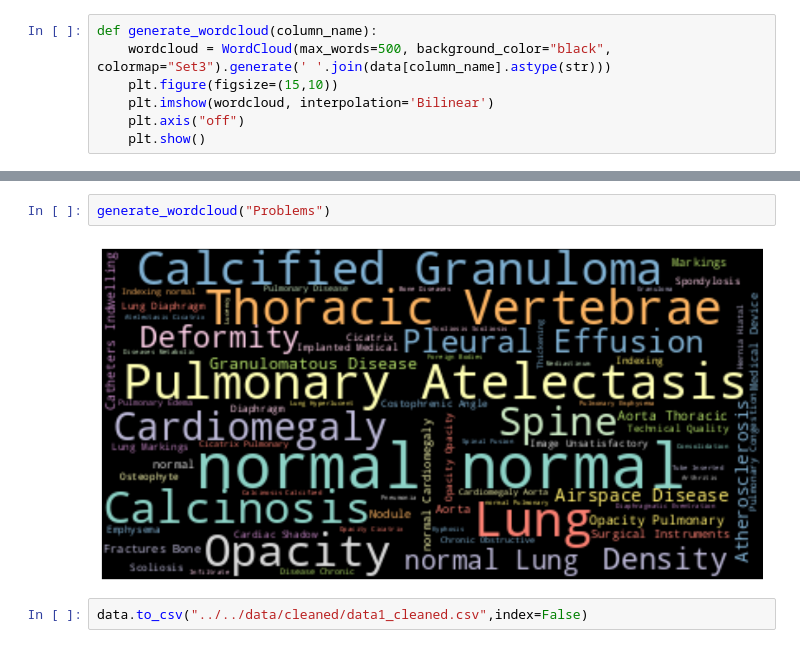
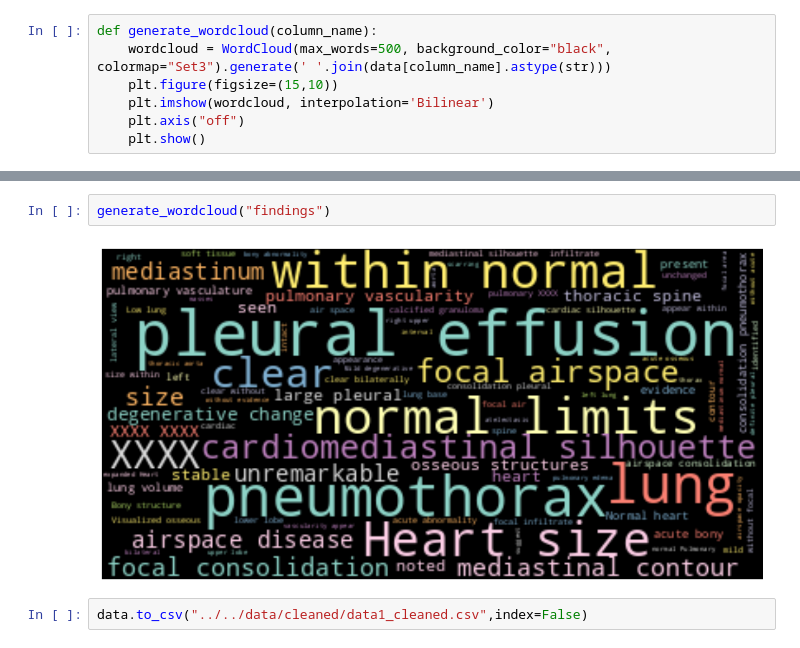
Before and after one commit to sow19/Detection-d-anomalies, a Jupyter notebook: code_source/pretraitement/data_analyse_dataset1.ipynb, the cells around one changed output, grey strips where cells are left out. Cells and saved outputs as stored; diff of their text form.

```diff
--- a/code_source/pretraitement/data_analyse_dataset1.ipynb
+++ b/code_source/pretraitement/data_analyse_dataset1.ipynb
@@ -117,6 +103,6 @@ generate_wordcloud("impression")
-# %%
-generate_wordcloud("Problems")
-# %% [output]
-[figure, removed]
+# %%
+generate_wordcloud("findings")
+# %% [output]
+[figure, added]
 # %%
 data.to_csv("../../data/cleaned/data1_cleaned.csv",index=False)
```
Also changed, not shown: parts of 8 cells of this notebook, 11 other files.
